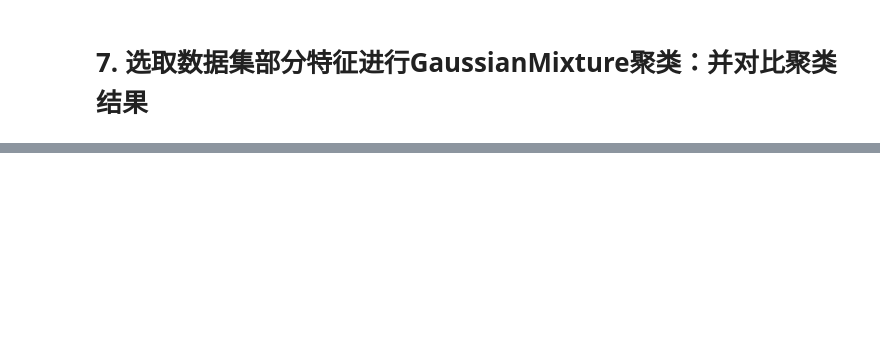
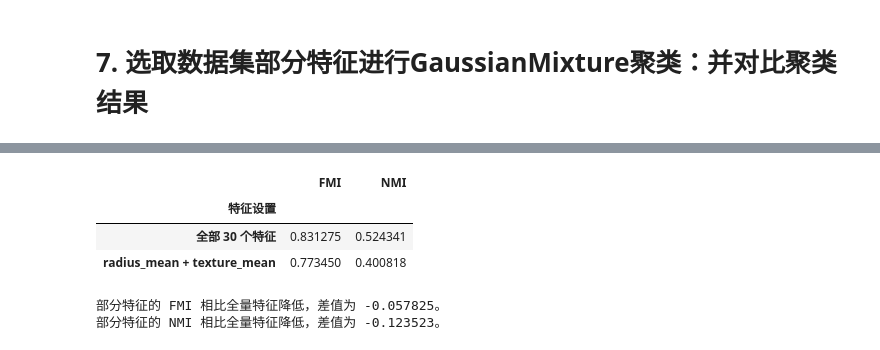
Before and after one commit to sim-He/001-First-year-graduate-student, a Jupyter notebook: 机器学习/实验4-聚类/solution/1.GaussianMixture聚类.ipynb, the cells around one changed output, grey strips where cells are left out. Saved outputs shown, nothing was run; the diff lists cells and outputs as text; code cells hidden in the pictures; blank space fills up the shorter version.

```diff
--- a/机器学习/实验4-聚类/solution/1.GaussianMixture聚类.ipynb
+++ b/机器学习/实验4-聚类/solution/1.GaussianMixture聚类.ipynb
@@ -138,0 +186,21 @@ data = pd.read_csv('data\Breast_Cancer_Wisconsin\data')
+# %%
+# 计算全量与部分特征的 FMI、NMI，并列比较。
+comparison = pd.DataFrame({
+    '特征设置': ['全部 30 个特征', 'radius_mean + texture_mean'],
+    'FMI': [fowlkes_mallows_score(data_y, y_hat),
+            fowlkes_mallows_score(data_y_partial, y_hat_partial)],
+    'NMI': [normalized_mutual_info_score(data_y, y_hat),
+            normalized_mutual_info_score(data_y_partial, y_hat_partial)]
+}).set_index('特征设置')
+display(comparison.round(6))
+for metric in ['FMI', 'NMI']:
+    difference = comparison.iloc[1][metric] - comparison.iloc[0][metric]
+    trend = '提高' if difference > 0 else '降低' if difference < 0 else '持平'
+    print(f'部分特征的 {metric} 相比全量特征{trend}，差值为 {difference:+.6f}。')
+# %% [output]
+|  | FMI | NMI |
+| 特征设置 |  |  |
+| 全部 30 个特征 | 0.831275 | 0.524341 |
+| radius_mean + texture_mean | 0.773450 | 0.400818 |
+部分特征的 FMI 相比全量特征降低，差值为 -0.057825。
+部分特征的 NMI 相比全量特征降低，差值为 -0.123523。
```
Also changed, not shown: parts of 24 cells of this notebook, 8 other files.
